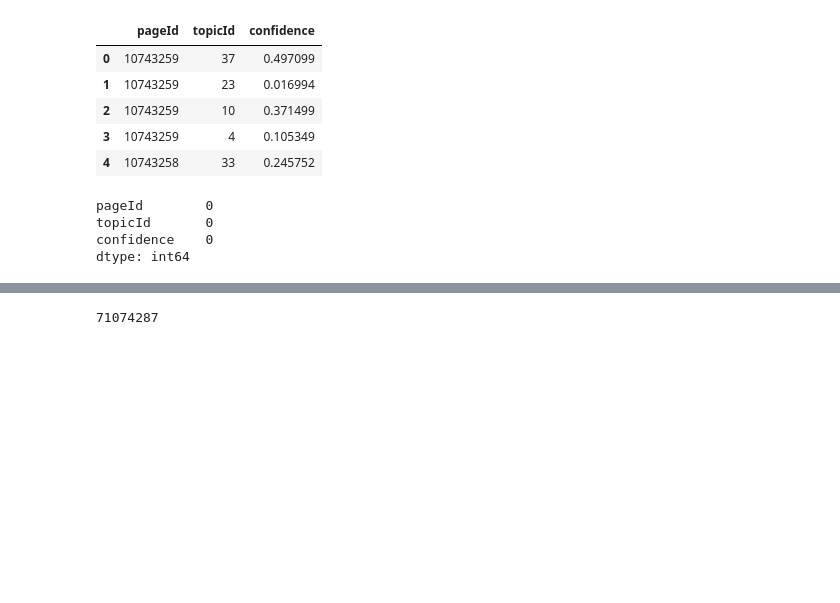
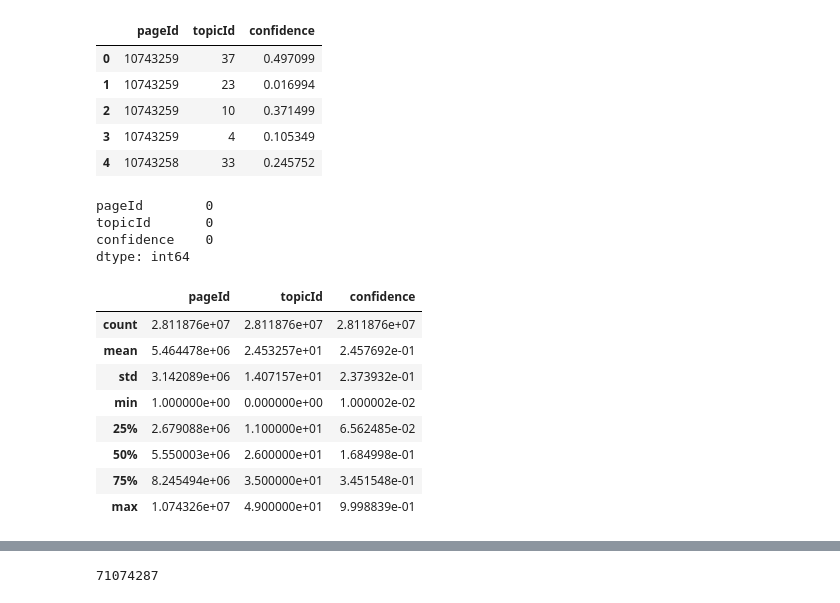
Before and after one commit to MohammadAliAfsahi/AdclickPrediction, a Jupyter notebook: DataDays.ipynb, the cells around one changed output, grey strips where cells are left out. Saved outputs shown, nothing was run; the diff lists cells and outputs as text; code cells hidden in the pictures; blank space fills up the shorter version.

```diff
--- a/DataDays.ipynb
+++ b/DataDays.ipynb
@@ -210,3 +340,15 @@ pageId        0
 topicId       0
 confidence    0
 dtype: int64
+# %%
+page_topic.describe()
+# %% [output]
+|  | pageId | topicId | confidence |
+| count | 2.811876e+07 | 2.811876e+07 | 2.811876e+07 |
+| mean | 5.464478e+06 | 2.453257e+01 | 2.457692e-01 |
+| std | 3.142089e+06 | 1.407157e+01 | 2.373932e-01 |
+| min | 1.000000e+00 | 0.000000e+00 | 1.000002e-02 |
+| 25% | 2.679088e+06 | 1.100000e+01 | 6.562485e-02 |
+| 50% | 5.550003e+06 | 2.600000e+01 | 1.684998e-01 |
+| 75% | 8.245494e+06 | 3.500000e+01 | 3.451548e-01 |
+| max | 1.074326e+07 | 4.900000e+01 | 9.998839e-01 |
```
Also changed, not shown: parts of 39 cells of this notebook.
